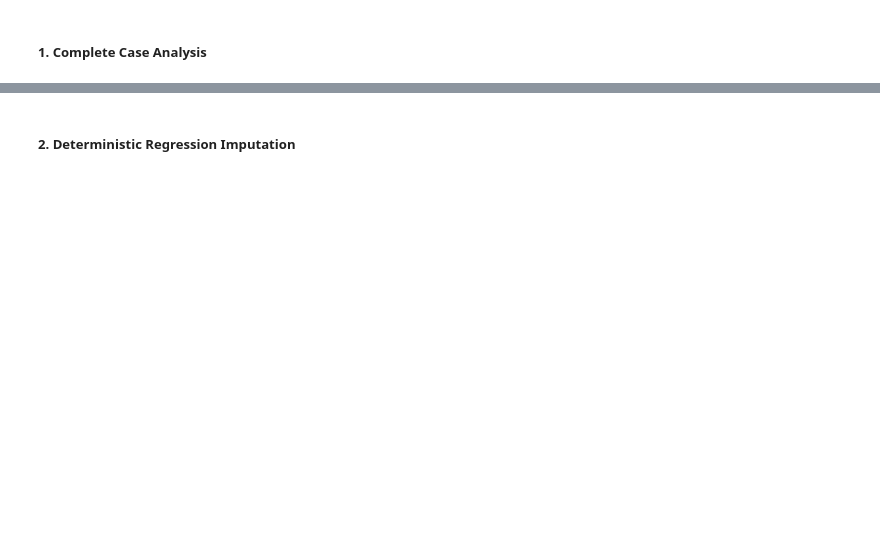
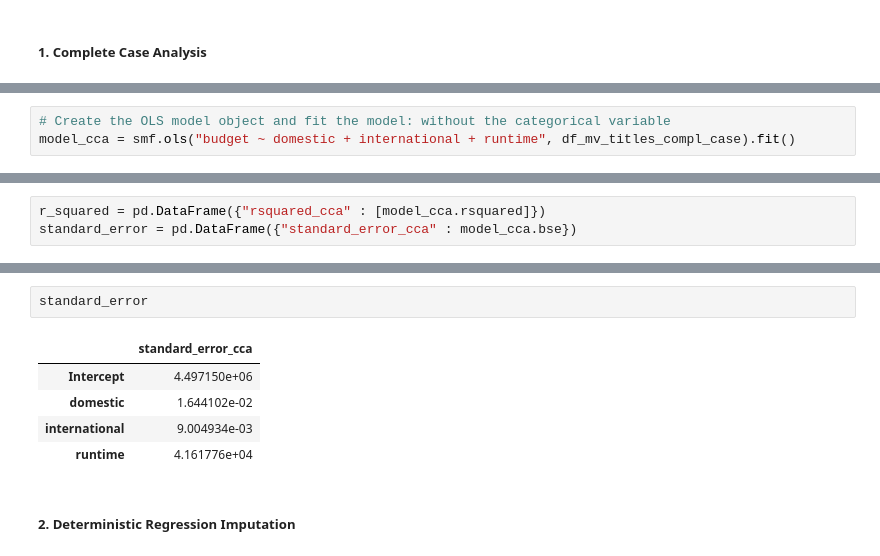
Before and after one commit to bagusfarisa/movies-revenue-analysis, a Jupyter notebook: campaign_analysis.ipynb, the cells around one changed output, grey strips where cells are left out. Saved outputs shown, nothing was run; the diff lists cells and outputs as text; blank space fills up the shorter version.

```diff
--- a/campaign_analysis.ipynb
+++ b/campaign_analysis.ipynb
@@ -158,0 +230,3 @@ We'll use these imputation methods to handle the missing value and find which me
+# %%
+# Create the OLS model object and fit the model: without the categorical variable
+model_cca = smf.ols("budget ~ domestic + international + runtime", df_mv_titles_compl_case).fit()
@@ -158,0 +235,3 @@ We'll use these imputation methods to handle the missing value and find which me
+# %%
+r_squared = pd.DataFrame({"rsquared_cca" : [model_cca.rsquared]})
+standard_error = pd.DataFrame({"standard_error_cca" : model_cca.bse})
@@ -159,2 +243,10 @@ We'll use these imputation methods to handle the missing value and find which me
+# %%
+standard_error
+# %% [output]
+|  | standard_error_cca |
+| Intercept | 4.497150e+06 |
+| domestic | 1.644102e-02 |
+| international | 9.004934e-03 |
+| runtime | 4.161776e+04 |
 # %% [markdown]
 ##### 2. Deterministic Regression Imputation
```
Also changed, not shown: parts of 37 cells of this notebook.
